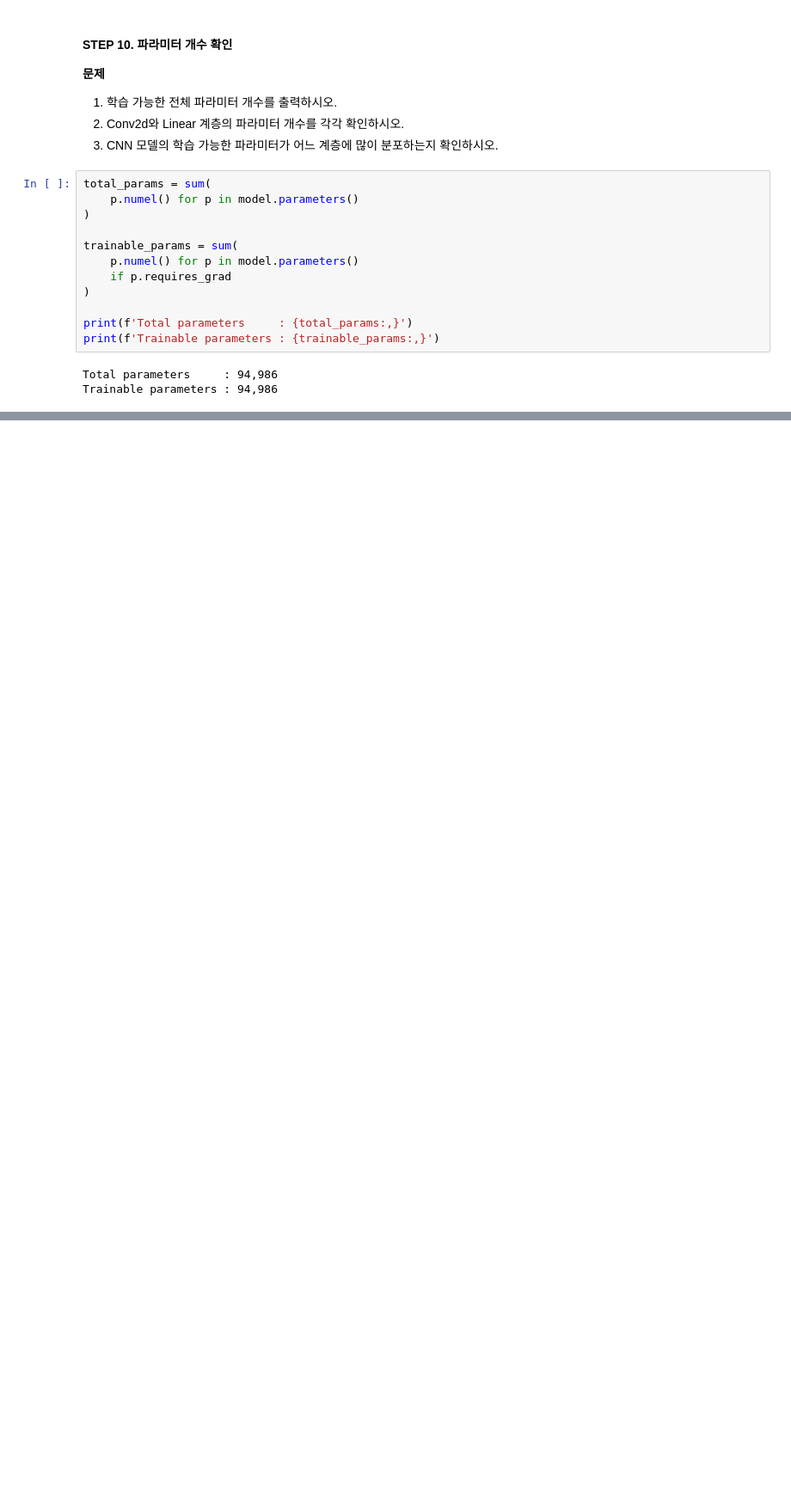
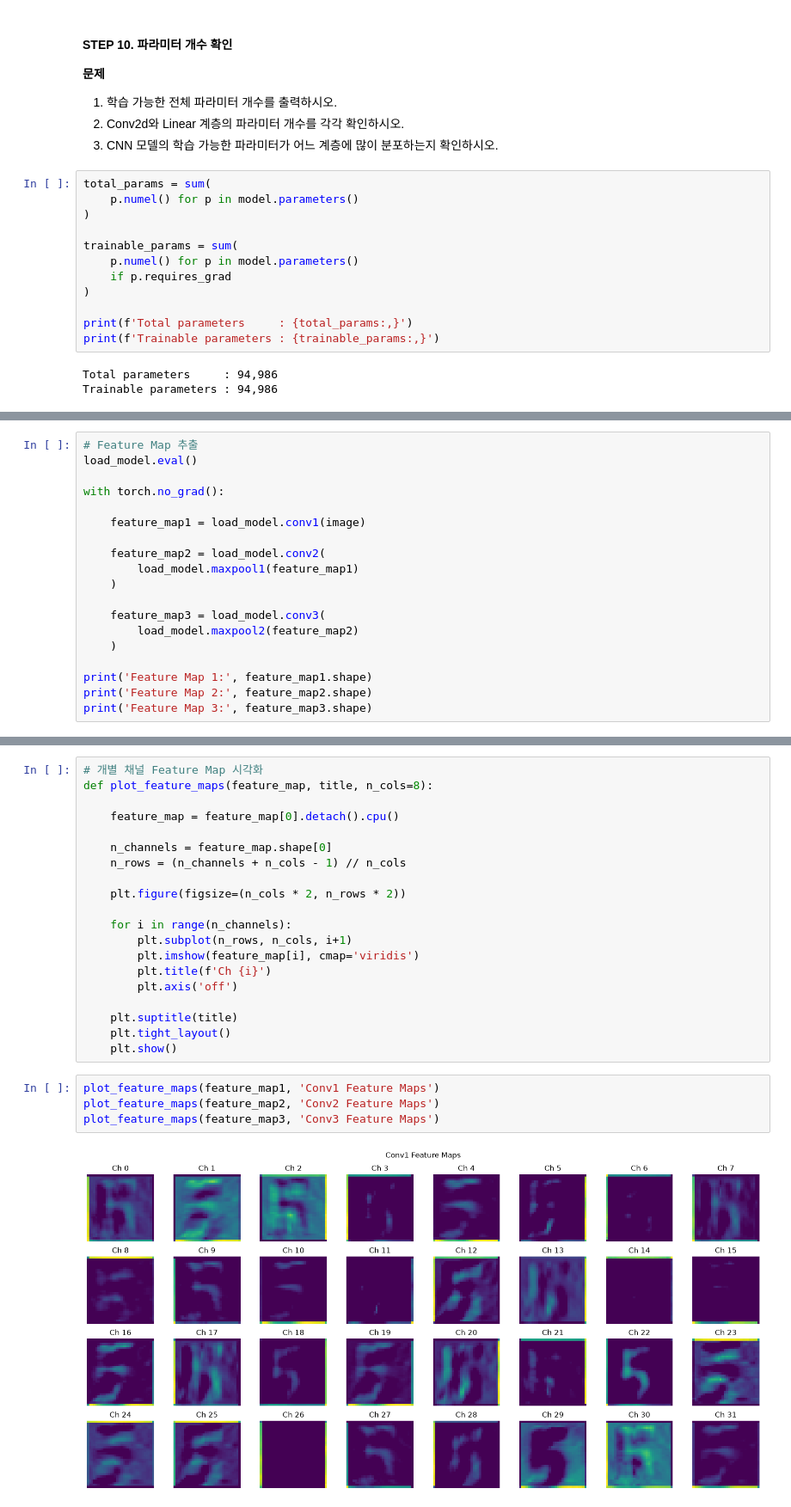
Before and after one commit to TemplariParu/PyTorch, a Jupyter notebook: 05.CNN/CNN_SVHN.ipynb, the cells around one changed output, grey strips where cells are left out. Shown at 86% size. Saved outputs shown, nothing was run; the diff lists cells and outputs as text; blank space fills up the shorter version.

```diff
--- a/05.CNN/CNN_SVHN.ipynb
+++ b/05.CNN/CNN_SVHN.ipynb
@@ -445,0 +503,19 @@ Trainable parameters : 94,986
+# %%
+# Feature Map 추출
+load_model.eval()
+
+with torch.no_grad():
+
+    feature_map1 = load_model.conv1(image)
+
+    feature_map2 = load_model.conv2(
+        load_model.maxpool1(feature_map1)
+    )
+
+    feature_map3 = load_model.conv3(
+        load_model.maxpool2(feature_map2)
+    )
+
+print('Feature Map 1:', feature_map1.shape)
+print('Feature Map 2:', feature_map2.shape)
+print('Feature Map 3:', feature_map3.shape)
@@ -445,0 +526,26 @@ Trainable parameters : 94,986
+# %%
+# 개별 채널 Feature Map 시각화
+def plot_feature_maps(feature_map, title, n_cols=8):
+
+    feature_map = feature_map[0].detach().cpu()
+
+    n_channels = feature_map.shape[0]
+    n_rows = (n_channels + n_cols - 1) // n_cols
+
+    plt.figure(figsize=(n_cols * 2, n_rows * 2))
+
+    for i in range(n_channels):
+        plt.subplot(n_rows, n_cols, i+1)
+        plt.imshow(feature_map[i], cmap='viridis')
+        plt.title(f'Ch {i}')
+        plt.axis('off')
+
+    plt.suptitle(title)
+    plt.tight_layout()
+    plt.show()
+# %%
+plot_feature_maps(feature_map1, 'Conv1 Feature Maps')
+plot_feature_maps(feature_map2, 'Conv2 Feature Maps')
+plot_feature_maps(feature_map3, 'Conv3 Feature Maps')
+# %% [output]
+[figure, added]
```
Also changed, not shown: parts of 16 cells of this notebook, 1 other file.
